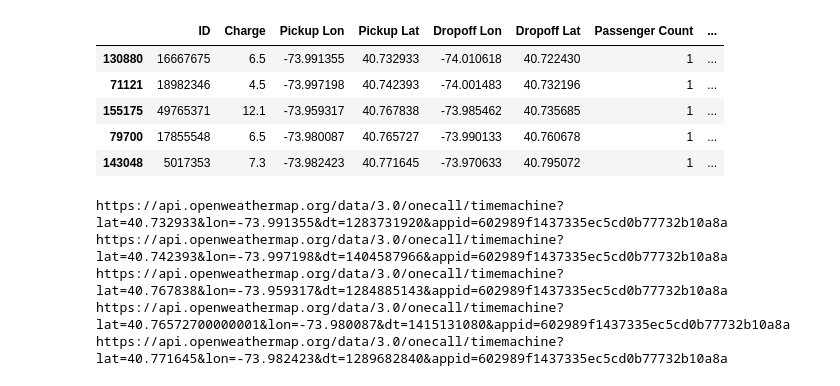
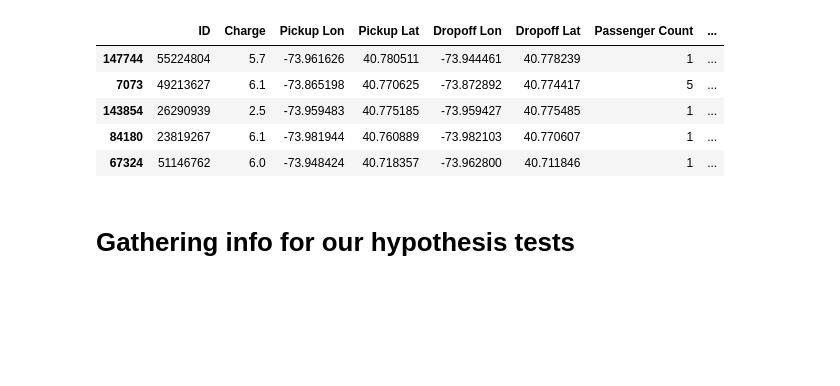
Before and after one commit to WillMcDonald25/project_1_group2, a Jupyter notebook: main.ipynb, the cells around one changed output. Cells and saved outputs as stored; diff of their text form; code cells hidden in the pictures; blank space fills up the shorter version.

```diff
--- a/main.ipynb
+++ b/main.ipynb
@@ -73,16 +79,18 @@ uber_df3
 # %%
 #Creating the clean dataframe
 clean_df = uber_df3[["ID", "Charge", "Pickup Lon", "Pickup Lat", "Dropoff Lon", "Dropoff Lat", "Passenger Count", "Date Formatted Final" ]]
 
 
-clean_df
+clean_df.head()
 # %% [output]
 |  | ID | Charge | Pickup Lon | Pickup Lat | Dropoff Lon | Dropoff Lat | Passenger Count | ... |
-| 130880 | 16667675 | 6.5 | -73.991355 | 40.732933 | -74.010618 | 40.722430 | 1 | ... |
-| 71121 | 18982346 | 4.5 | -73.997198 | 40.742393 | -74.001483 | 40.732196 | 1 | ... |
-| 155175 | 49765371 | 12.1 | -73.959317 | 40.767838 | -73.985462 | 40.735685 | 1 | ... |
-| 79700 | 17855548 | 6.5 | -73.980087 | 40.765727 | -73.990133 | 40.760678 | 1 | ... |
-| 143048 | 5017353 | 7.3 | -73.982423 | 40.771645 | -73.970633 | 40.795072 | 1 | ... |
+| 147744 | 55224804 | 5.7 | -73.961626 | 40.780511 | -73.944461 | 40.778239 | 1 | ... |
+| 7073 | 49213627 | 6.1 | -73.865198 | 40.770625 | -73.872892 | 40.774417 | 5 | ... |
+| 143854 | 26290939 | 2.5 | -73.959483 | 40.775185 | -73.959427 | 40.775485 | 1 | ... |
+| 84180 | 23819267 | 6.1 | -73.981944 | 40.760889 | -73.982103 | 40.770607 | 1 | ... |
+| 67324 | 51146762 | 6.0 | -73.948424 | 40.718357 | -73.962800 | 40.711846 | 1 | ... |
+# %% [markdown]
+# Gathering info for our hypothesis tests
 # %%
 # Making the list for data
 uber_data = []
@@ -96,9 +104,7 @@ for i, row in clean_df.iterrows():
     date = row['Date Formatted Final'].astype(int)
 
     # Making the query for the search using the varibles
-    query_url = f"{url}lat={lat}&lon={lon}&dt={date}&appid={weather_api_key}"
-
-    print(query_url)
+    query_url = f"{url}lat={lat}&lon={lon}&dt={date}&appid={weather_api_key}&units={units}"
 
     # Getting the info from the api
     response = requests.get(query_url).json()
@@ -110,16 +116,10 @@ for i, row in clean_df.iterrows():
 
     # Placing variables into a dictionary
     uber_data.append({"Pickup Lat": lat,
-                            "Temp": temp,
-                            "Humidity": hum,
+                            "Temp (F)": temp,
+                            "Humidity %": hum,
                             "Description": desc
     })
-# %% [output]
-https://api.openweathermap.org/data/3.0/onecall/timemachine?lat=40.732933&lon=-73.991355&dt=1283731920&appid=602989f1437335ec5cd0b77732b10a8a
-https://api.openweathermap.org/data/3.0/onecall/timemachine?lat=40.742393&lon=-73.997198&dt=1404587966&appid=602989f1437335ec5cd0b77732b10a8a
-https://api.openweathermap.org/data/3.0/onecall/timemachine?lat=40.767838&lon=-73.959317&dt=1284885143&appid=602989f1437335ec5cd0b77732b10a8a
-https://api.openweathermap.org/data/3.0/onecall/timemachine?lat=40.76572700000001&lon=-73.980087&dt=1415131080&appid=602989f1437335ec5cd0b77732b10a8a
-https://api.openweathermap.org/data/3.0/onecall/timemachine?lat=40.771645&lon=-73.982423&dt=1289682840&appid=602989f1437335ec5cd0b77732b10a8a
 # %%
 # Making the weather dataframe
 weather_df = pd.DataFrame(uber_data)
```
Also changed, not shown: parts of 18 cells of this notebook.
